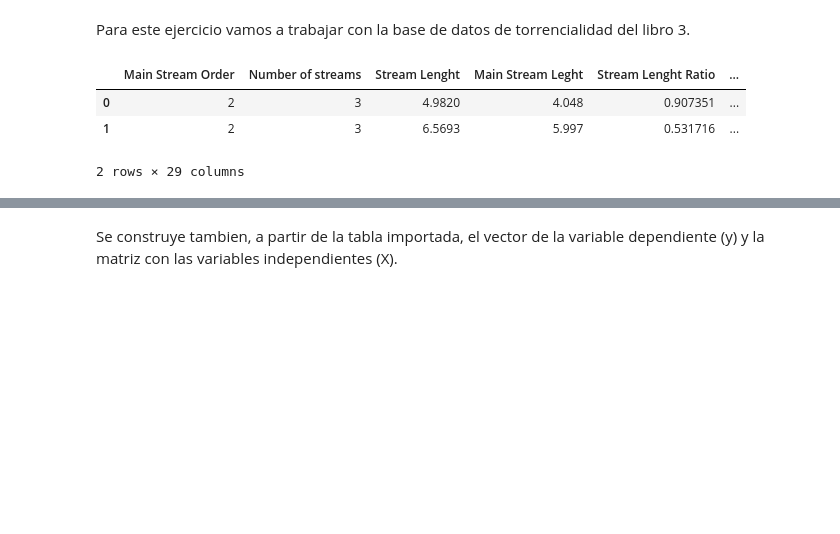
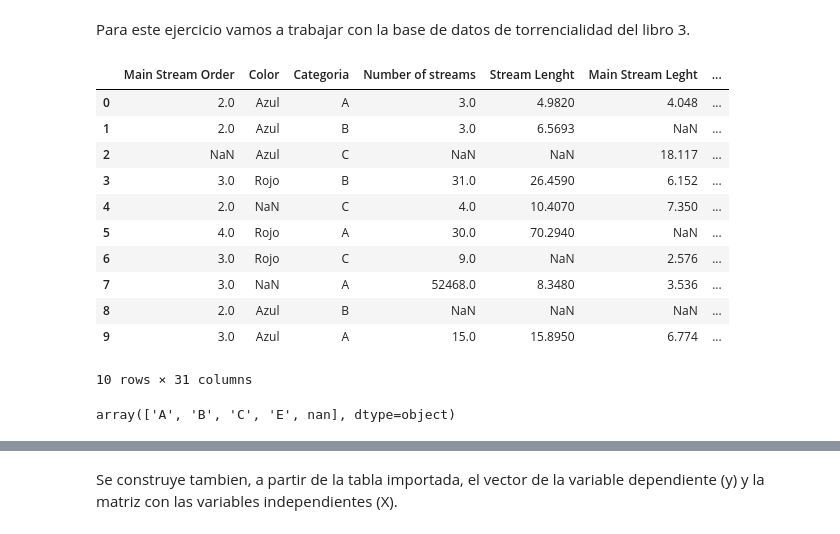
Before and after one commit to edieraristizabal/MachineLearning, a Jupyter notebook: NOTEBOOKS/04_Procesamiento_datos.ipynb, the cells around one changed output, grey strips where cells are left out. Saved outputs shown, nothing was run; the diff lists cells and outputs as text; code cells hidden in the pictures; blank space fills up the shorter version.

```diff
--- a/NOTEBOOKS/04_Procesamiento_datos.ipynb
+++ b/NOTEBOOKS/04_Procesamiento_datos.ipynb
@@ -150,12 +150,24 @@ print(s.prettify()[:500]) # Only show portion of text as it is very long
 Para este ejercicio vamos a trabajar con la base de datos de torrencialidad del libro 3.
 # %%
 data= pd.read_excel('https://github.com/edieraristizabal/MachineLearning/blob/master/data/Torrencialidad_DB_vf.xlsx?raw=true', sheet_name='Tabla R')
-data.head(2)
+data.head(10)
 # %% [output]
-|  | Main Stream Order | Number of streams | Stream Lenght | Main Stream Leght | Stream Lenght Ratio | ... |
-| 0 | 2 | 3 | 4.9820 | 4.048 | 0.907351 | ... |
-| 1 | 2 | 3 | 6.5693 | 5.997 | 0.531716 | ... |
+|  | Main Stream Order | Color | Categoria | Number of streams | Stream Lenght | Main Stream Leght | ... |
+| 0 | 2.0 | Azul | A | 3.0 | 4.9820 | 4.048 | ... |
+| 1 | 2.0 | Azul | B | 3.0 | 6.5693 | NaN | ... |
+| 2 | NaN | Azul | C | NaN | NaN | 18.117 | ... |
+| 3 | 3.0 | Rojo | B | 31.0 | 26.4590 | 6.152 | ... |
+| 4 | 2.0 | NaN | C | 4.0 | 10.4070 | 7.350 | ... |
+| 5 | 4.0 | Rojo | A | 30.0 | 70.2940 | NaN | ... |
+| 6 | 3.0 | Rojo | C | 9.0 | NaN | 2.576 | ... |
+| 7 | 3.0 | NaN | A | 52468.0 | 8.3480 | 3.536 | ... |
+| 8 | 2.0 | Azul | B | NaN | NaN | NaN | ... |
+| 9 | 3.0 | Azul | A | 15.0 | 15.8950 | 6.774 | ... |
-2 rows × 29 columns
+10 rows × 31 columns
+# %%
+data["Categoria"].unique()
+# %% [output]
+array(['A', 'B', 'C', 'E', nan], dtype=object)
 # %%
 data.shape
 # %% [output]
```
Also changed, not shown: parts of 57 cells of this notebook, 20 other files.
